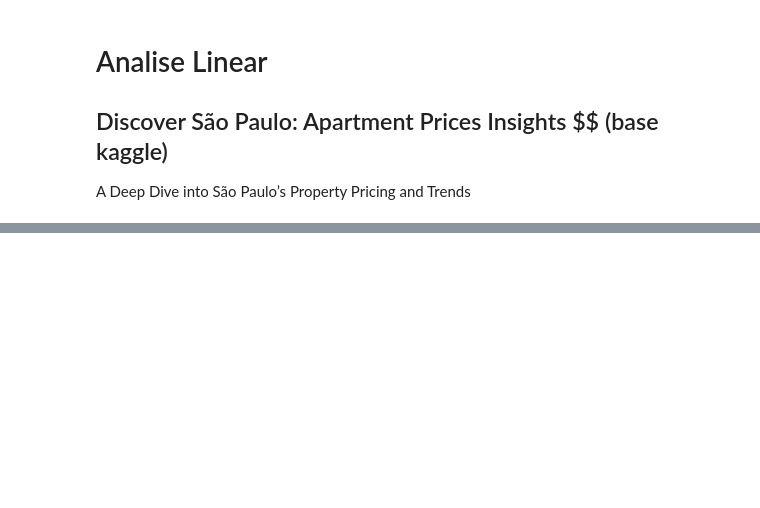
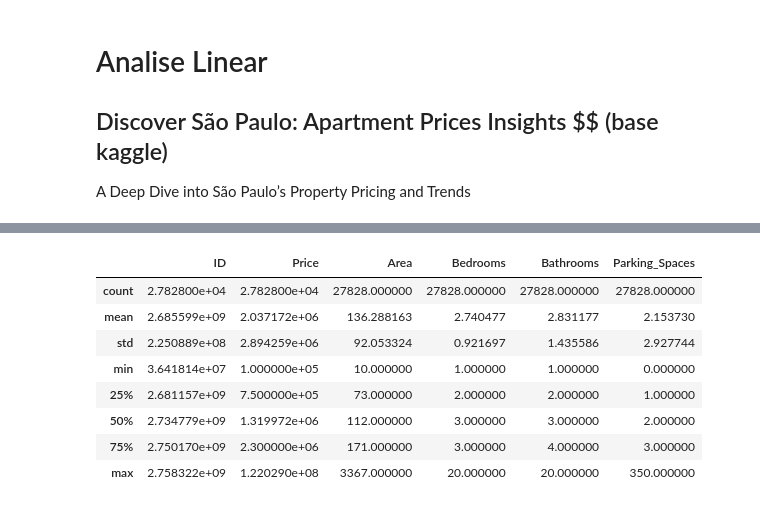
Before and after one commit to MarcioLuizBR/IA_regressao_linear_SCTEC01, a Jupyter notebook: Analise_Linear_SCTEC.ipynb, the cells around one changed output, grey strips where cells are left out. Saved outputs shown, nothing was run; the diff lists cells and outputs as text; code cells hidden in the pictures; blank space fills up the shorter version.

```diff
--- a/Analise_Linear_SCTEC.ipynb
+++ b/Analise_Linear_SCTEC.ipynb
@@ -19,0 +50,12 @@ ModuleNotFoundError: No module named 'pandas'
+# %%
+df.describe()
+# %% [output]
+|  | ID | Price | Area | Bedrooms | Bathrooms | Parking_Spaces |
+| count | 2.782800e+04 | 2.782800e+04 | 27828.000000 | 27828.000000 | 27828.000000 | 27828.000000 |
+| mean | 2.685599e+09 | 2.037172e+06 | 136.288163 | 2.740477 | 2.831177 | 2.153730 |
+| std | 2.250889e+08 | 2.894259e+06 | 92.053324 | 0.921697 | 1.435586 | 2.927744 |
+| min | 3.641814e+07 | 1.000000e+05 | 10.000000 | 1.000000 | 1.000000 | 0.000000 |
+| 25% | 2.681157e+09 | 7.500000e+05 | 73.000000 | 2.000000 | 2.000000 | 1.000000 |
+| 50% | 2.734779e+09 | 1.319972e+06 | 112.000000 | 3.000000 | 3.000000 | 2.000000 |
+| 75% | 2.750170e+09 | 2.300000e+06 | 171.000000 | 3.000000 | 4.000000 | 3.000000 |
+| max | 2.758322e+09 | 1.220290e+08 | 3367.000000 | 20.000000 | 20.000000 | 350.000000 |
```
Also changed, not shown: parts of 13 cells of this notebook.
